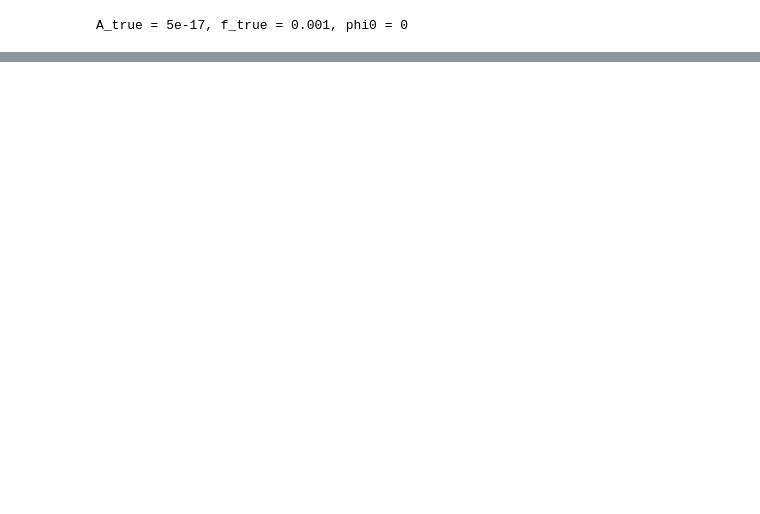
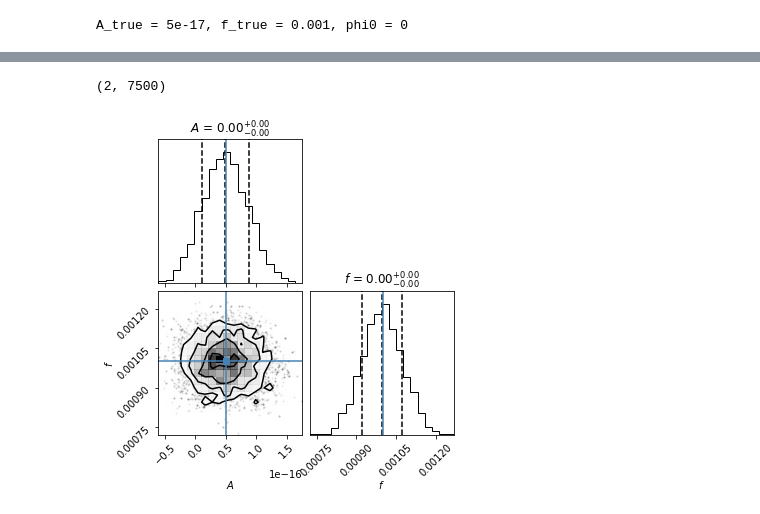
Before and after one commit to BartOuwehand/MP1_LISA, a Jupyter notebook: MCMC_parameter_fit_nophi0.ipynb, the cells around one changed output, grey strips where cells are left out. Drawn from its saved outputs; the diff is of its cells as text; code cells hidden in the pictures; blank space fills up the shorter version.

```diff
--- a/MCMC_parameter_fit_nophi0.ipynb
+++ b/MCMC_parameter_fit_nophi0.ipynb
@@ -387,6 +382,6 @@ def lnprob(theta, t, y):
 # %%
 # Set up the properties of the problem.
-ndim, nwalkers = 2, 50
+ndim, nwalkers = 2, 100
 
 # My guess at a solution
 print ("A_true = {}, f_true = {}, phi0 = {}".format(Amp_true,f_true,phi0_true))
@@ -415,6 +410,6 @@ pos = np.array([pos_Amp,pos_f]).T
 sampler = emcee.EnsembleSampler(nwalkers, ndim, lnprob, args=(fsdata[0], fsdata[1]))
 
 # Determines how many steps the walkers take. Usually the first 25/50 steps have to be neglected
-MCMC_steps = 200
+MCMC_steps = 500
 # %%
 # Run sampler for MCMC_steps steps, now with progress bar :)
@@ -528,10 +570,13 @@ for i,true,log, ylab in zip(range(2),theta_true, [False, False], ['Amplitude','F
 # %%
 import corner
 print (samples_cut.shape)
 
 # fig = corner.corner(np.array([np.log10(samples_cut[0]),np.log10(samples_cut[1])]).T,labels=["$A$", "$f$"],\
 #                     truths=[np.log10(theta_true[0]),np.log10(theta_true[1])])#, quantiles=[0.16, 0.5, 0.84], show_titles=True)
-fig = corner.corner(samples_cut.T,labels=["$A$", "$f$"],truths=theta_true, quantiles=[0.1600, 0.500, 0.8400], show_titles=True)
+fig = corner.corner(samples_cut.T,labels=["$A$", "$f$"],truths=theta_true, quantiles=[0.16, 0.5, 0.84], show_titles=True)
+# %% [output]
+(2, 7500)
+[figure, added]
 # %%
 
 nbins = 20
```
Also changed, not shown: parts of 14 cells of this notebook.
